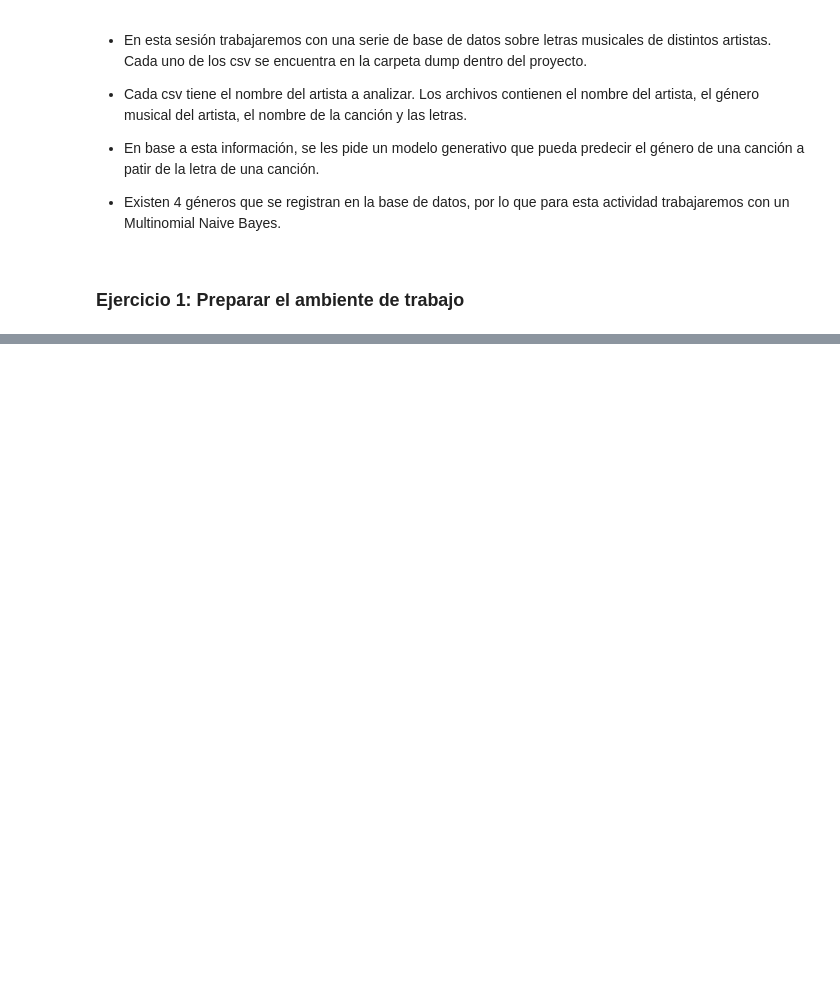
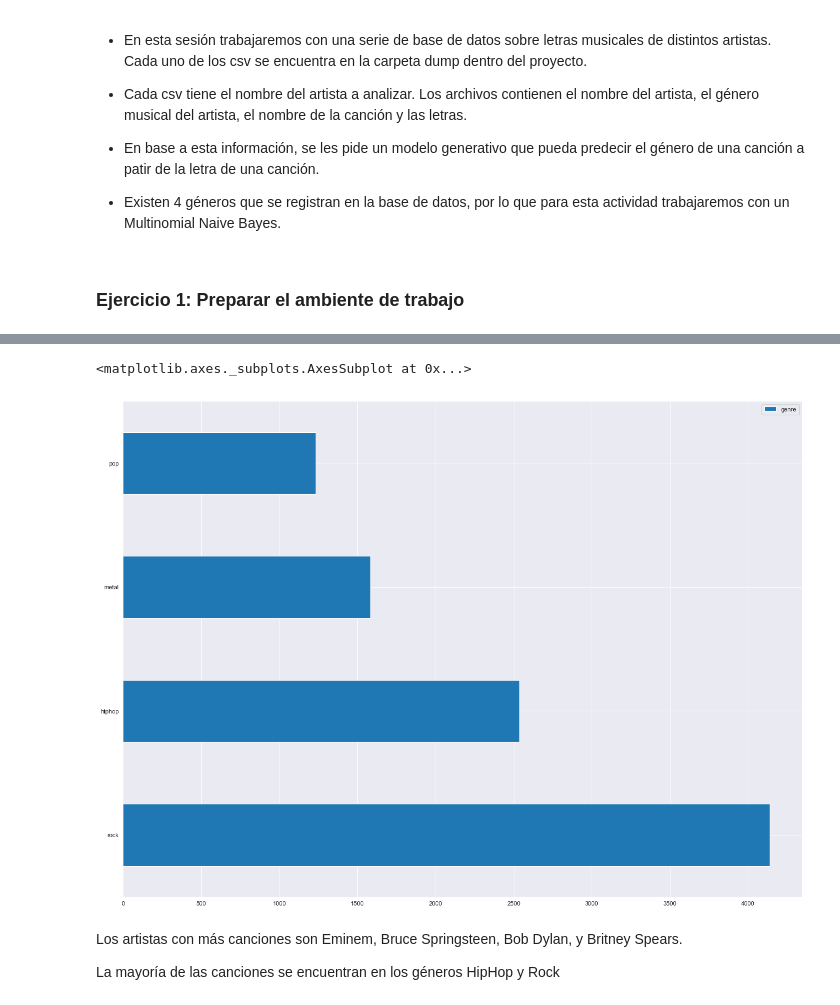
Before and after one commit to lporras/data-science-desafio, a Jupyter notebook: 3-modulo-machine-learning/sesion-03/Desafío 3 - Naive Bayes.ipynb, the cells around one changed output, grey strips where cells are left out. Saved outputs shown, nothing was run; the diff lists cells and outputs as text; code cells hidden in the pictures; blank space fills up the shorter version.

```diff
--- a/3-modulo-machine-learning/sesion-03/Desafío 3 - Naive Bayes.ipynb
+++ b/3-modulo-machine-learning/sesion-03/Desafío 3 - Naive Bayes.ipynb
@@ -29,0 +83,9 @@ Luis Porras
+# %%
+df['genre'].value_counts(ascending=False).to_frame().plot.barh()
+# %% [output]
+<matplotlib.axes._subplots.AxesSubplot at 0x...>
+[figure, added]
+# %% [markdown]
+Los artistas con más canciones son Eminem, Bruce Springsteen, Bob Dylan, y Britney Spears.
+
+La mayoría de las canciones se encuentran en los géneros HipHop y Rock
```
Also changed, not shown: parts of 25 cells of this notebook, 1 other file.
